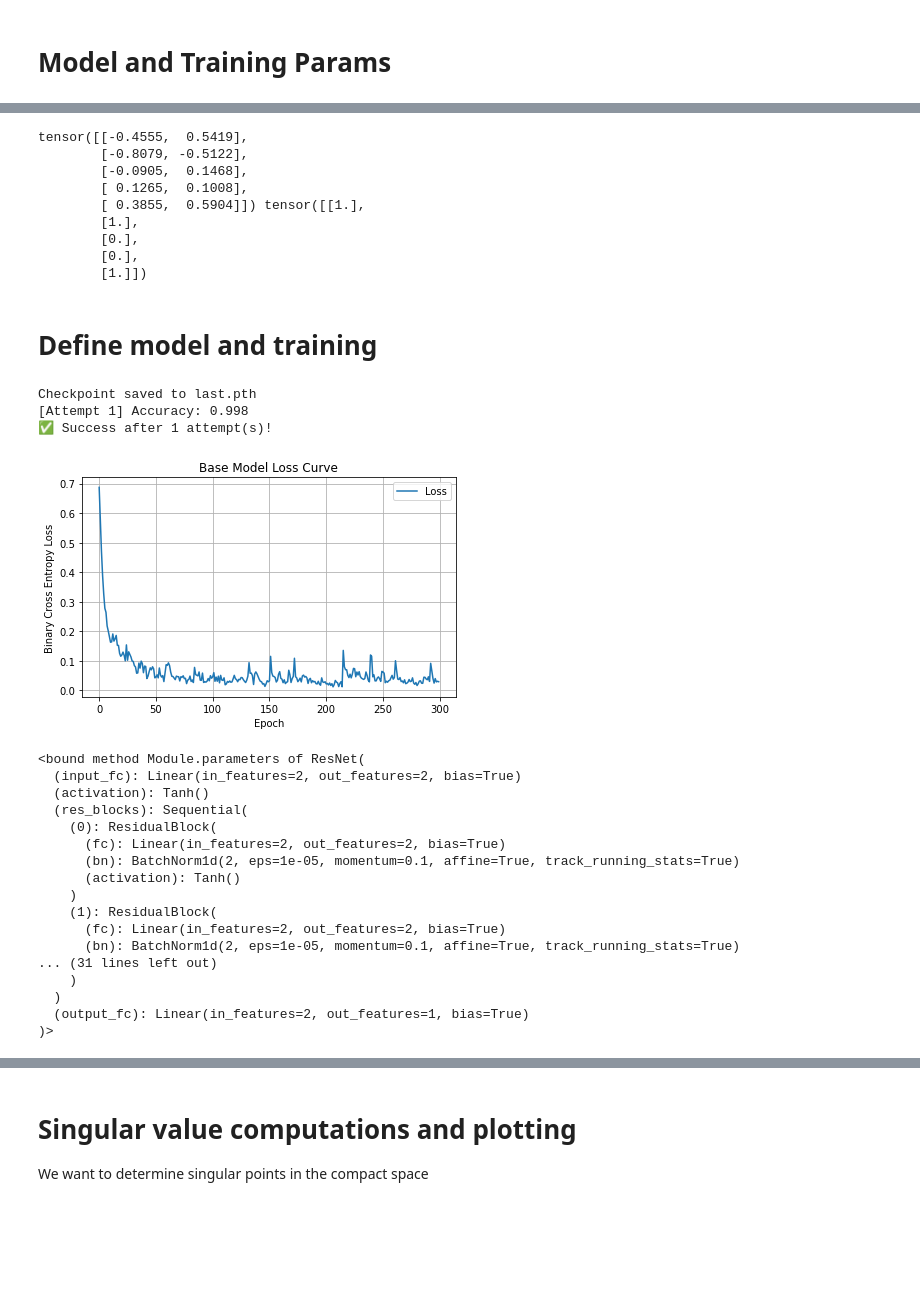
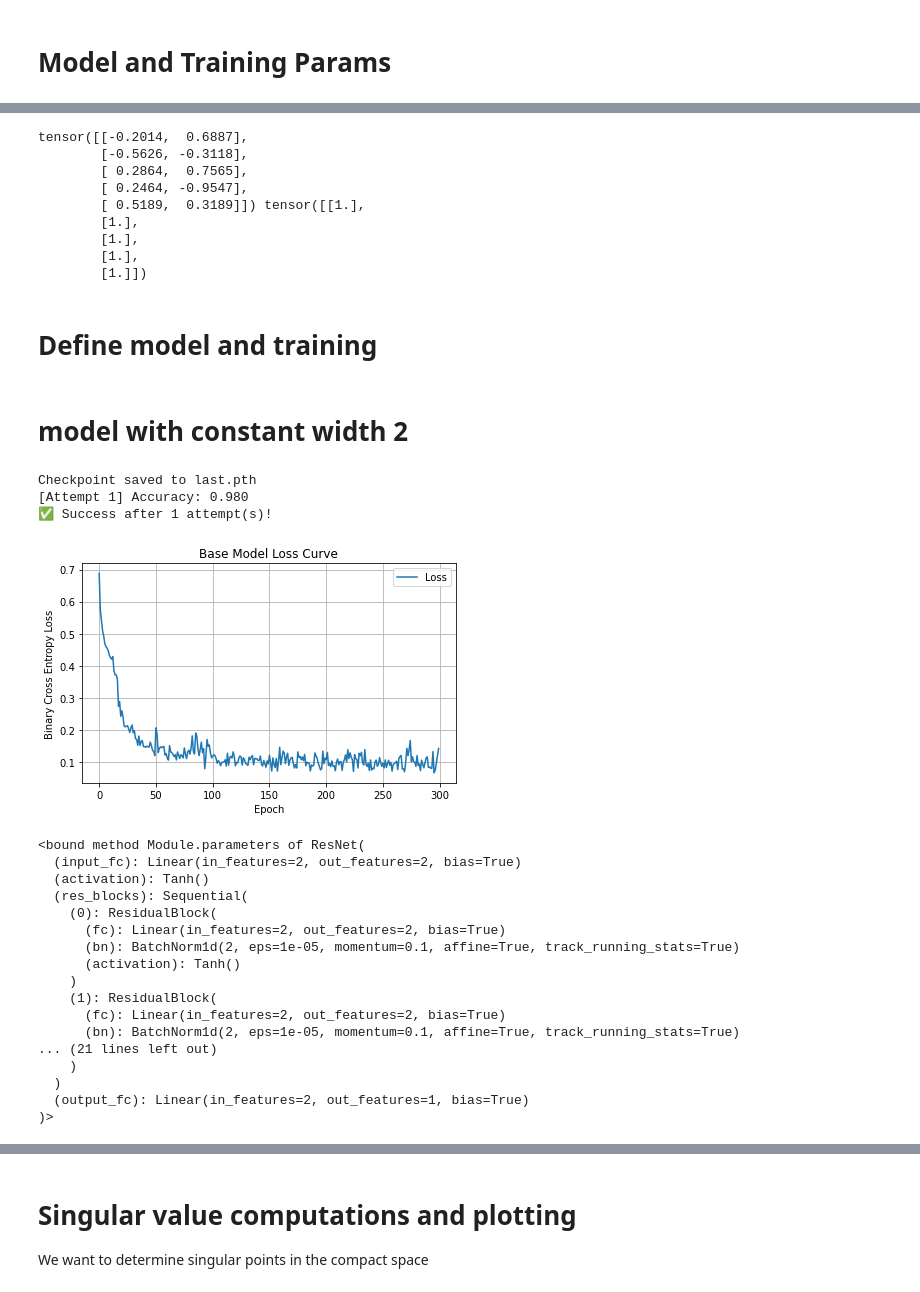
Before and after one commit to twoehrer/embedding, a Jupyter notebook: master_file.ipynb, the cells around one changed output, grey strips where cells are left out. Drawn from its saved outputs; the diff is of its cells as text; code cells hidden in the pictures; blank space fills up the shorter version.

```diff
--- a/master_file.ipynb
+++ b/master_file.ipynb
@@ -15,7 +15,7 @@ from matplotlib.colors import LinearSegmentedColormap
 # Model and Training Params
 # %%
 # Model Params
-num_hidden = 8 # number of hidden layers. The total network has additionl 2 layers: input to hidden and hidden to output
+num_hidden = 6 # number of hidden layers. The total network has additionl 2 layers: input to hidden and hidden to output
 input_dim = 2
 hidden_dim = 2
 output_dim = 1
@@ -49,5 +49,5 @@ buffer = 0.2
 import importlib
 importlib.reload(models.training) # Reload the module
 
-train_loader, test_loader = make_circles_uniform(output_dim = 1, n_samples = n_points, inner_radius = 0.5, outer_radius = 1.0, buffer = 0.3, cross_entropy=cross_entropy, seed = seed)
+train_loader, test_loader = make_circles_uniform(output_dim = 1, n_samples = n_points, inner_radius = 0.5, outer_radius = 1.0, buffer = 0.1, cross_entropy=cross_entropy, seed = seed)
 # %% [output]
@@ -58,14 +58,14 @@ for input, label in train_loader:
     print(input[:5], label[:5])
     break
 # %% [output]
-tensor([[-0.4555,  0.5419],
-        [-0.8079, -0.5122],
-        [-0.0905,  0.1468],
-        [ 0.1265,  0.1008],
-        [ 0.3855,  0.5904]]) tensor([[1.],
+tensor([[-0.2014,  0.6887],
+        [-0.5626, -0.3118],
+        [ 0.2864,  0.7565],
+        [ 0.2464, -0.9547],
+        [ 0.5189,  0.3189]]) tensor([[1.],
         [1.],
-        [0.],
-        [0.],
+        [1.],
+        [1.],
         [1.]])
 # %% [markdown]
 # Define model and training
@@ -318,7 +318,7 @@ def train_until_threshold(model_class, train_loader, test_loader,
         return model, acc, losses
 
 
-def plot_loss_curve(losses, title="Training Loss"):
+def plot_loss_curve(losses, title="Training Loss", filename = None):
     plt.figure(figsize=(6, 4))
     plt.plot(losses, label="Loss")
     plt.xlabel("Epoch")
@@ -327,28 +327,32 @@ def plot_loss_curve(losses, title="Training Loss"):
     plt.grid(True)
     plt.legend()
     plt.tight_layout()
+    if filename:
+        plt.savefig(filename + '.png', dpi=300, bbox_inches='tight', facecolor='white')
     plt.show()
 
 from matplotlib.colors import to_rgb, LinearSegmentedColormap
+# %% [markdown]
+# model with constant width 2
 # %%
 
 # model = ResNet(input_dim=input_dim, hidden_dim=hidden_dim, output_dim=output_dim, num_hidden=num_hidden, skip_param=1, activation=activation)
 
 # Train both models
 model_base, acc_base, losses_base = train_until_threshold(ResNet,
     train_loader, test_loader,
     load_file = load_file, max_retries=5, threshold=0.95,
     input_dim=input_dim, hidden_dim=hidden_dim, output_dim=output_dim, num_hidden=num_hidden, skip_param=0, activation=activation
 )
 
-plot_loss_curve(losses_base, title=f"Base Model Loss Curve")
+plot_loss_curve(losses_base, title=f"Base Model Loss Curve", filename = 'ff6hidden')
 # %% [output]
 Checkpoint saved to last.pth
-[Attempt 1] Accuracy: 0.998
+[Attempt 1] Accuracy: 0.980
 ✅ Success after 1 attempt(s)!
-[figure, old version]
+[figure, new version]
 # %%
-model.parameters
+model_base.parameters
 # %% [output]
 <bound method Module.parameters of ResNet(
   (input_fc): Linear(in_features=2, out_features=2, bias=True)
@@ -362,7 +366,7 @@ model.parameters
     (1): ResidualBlock(
       (fc): Linear(in_features=2, out_features=2, bias=True)
       (bn): BatchNorm1d(2, eps=1e-05, momentum=0.1, affine=True, track_running_stats=True)
-... (31 lines left out)
+... (21 lines left out)
     )
   )
   (output_fc): Linear(in_features=2, out_features=1, bias=True)
```
Also changed, not shown: parts of 7 cells of this notebook, 3 other files.
